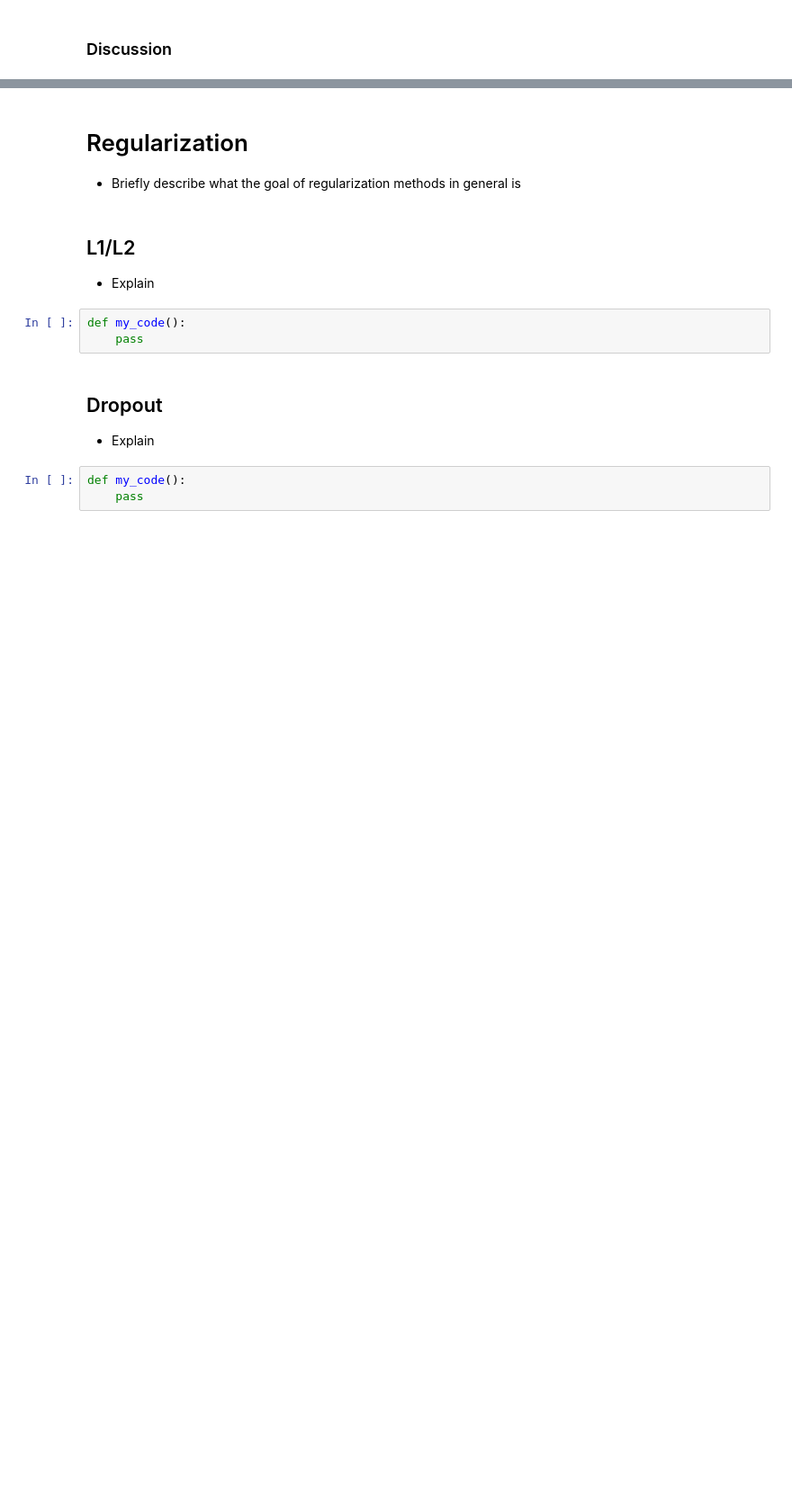
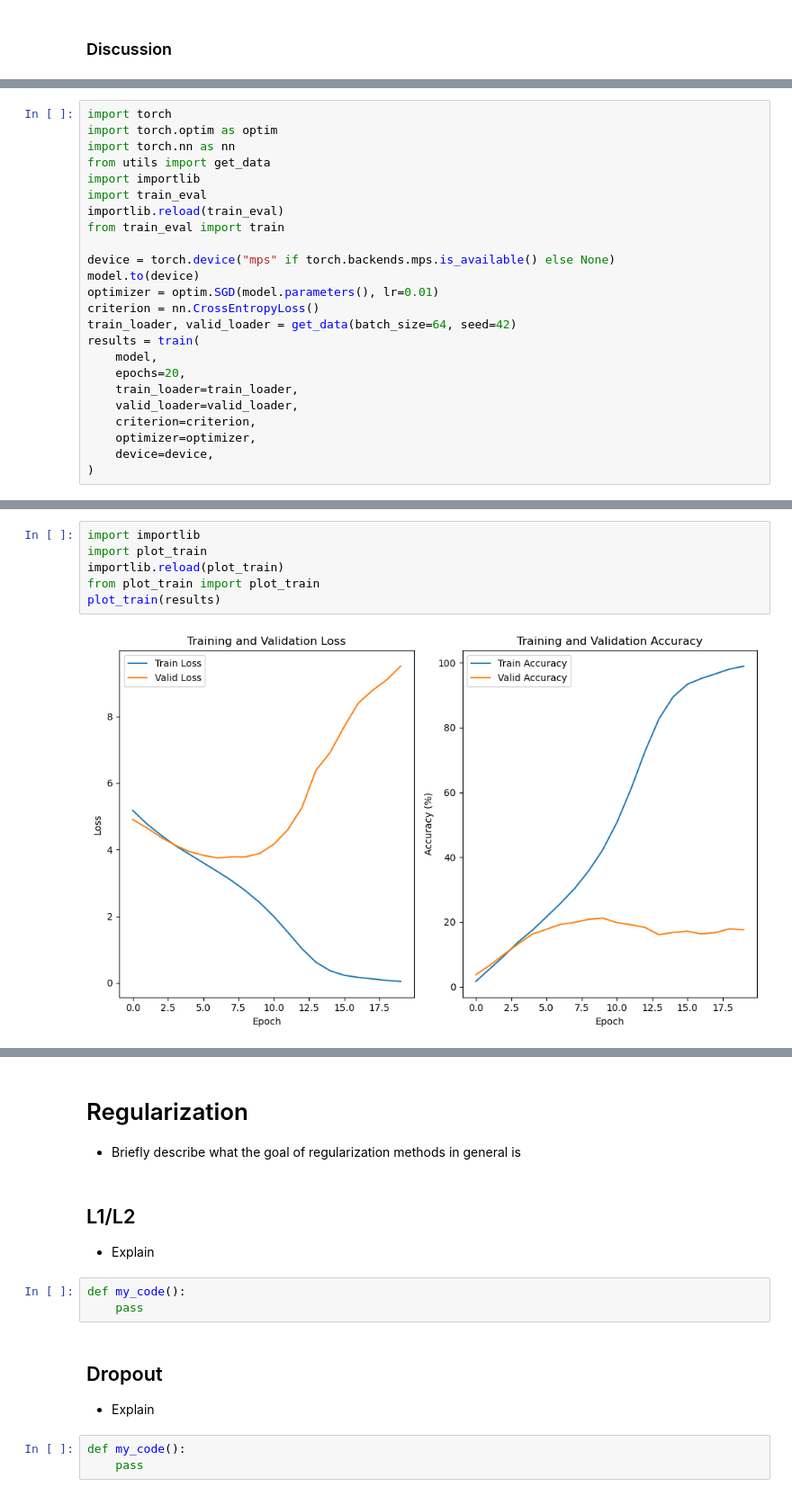
Before and after one commit to hariveliki/deep-learning, a Jupyter notebook: mc1new.ipynb, the cells around one changed output, grey strips where cells are left out. Shown at 90% size. Drawn from its saved outputs; the diff is of its cells as text; blank space fills up the shorter version.

```diff
--- a/mc1new.ipynb
+++ b/mc1new.ipynb
@@ -652,0 +662,24 @@ class CNN(nn.Module):
+# %%
+import torch
+import torch.optim as optim
+import torch.nn as nn
+from utils import get_data
+import importlib
+import train_eval
+importlib.reload(train_eval)
+from train_eval import train
+
+device = torch.device("mps" if torch.backends.mps.is_available() else None)
+model.to(device)
+optimizer = optim.SGD(model.parameters(), lr=0.01)
+criterion = nn.CrossEntropyLoss()
+train_loader, valid_loader = get_data(batch_size=64, seed=42)
+results = train(
+    model,
+    epochs=20,
+    train_loader=train_loader,
+    valid_loader=valid_loader,
+    criterion=criterion,
+    optimizer=optimizer,
+    device=device,
+)
@@ -652,0 +704,8 @@ class CNN(nn.Module):
+# %%
+import importlib
+import plot_train
+importlib.reload(plot_train)
+from plot_train import plot_train
+plot_train(results)
+# %% [output]
+[figure, added]
```
Also changed, not shown: parts of 40 cells of this notebook, 9 other files.
